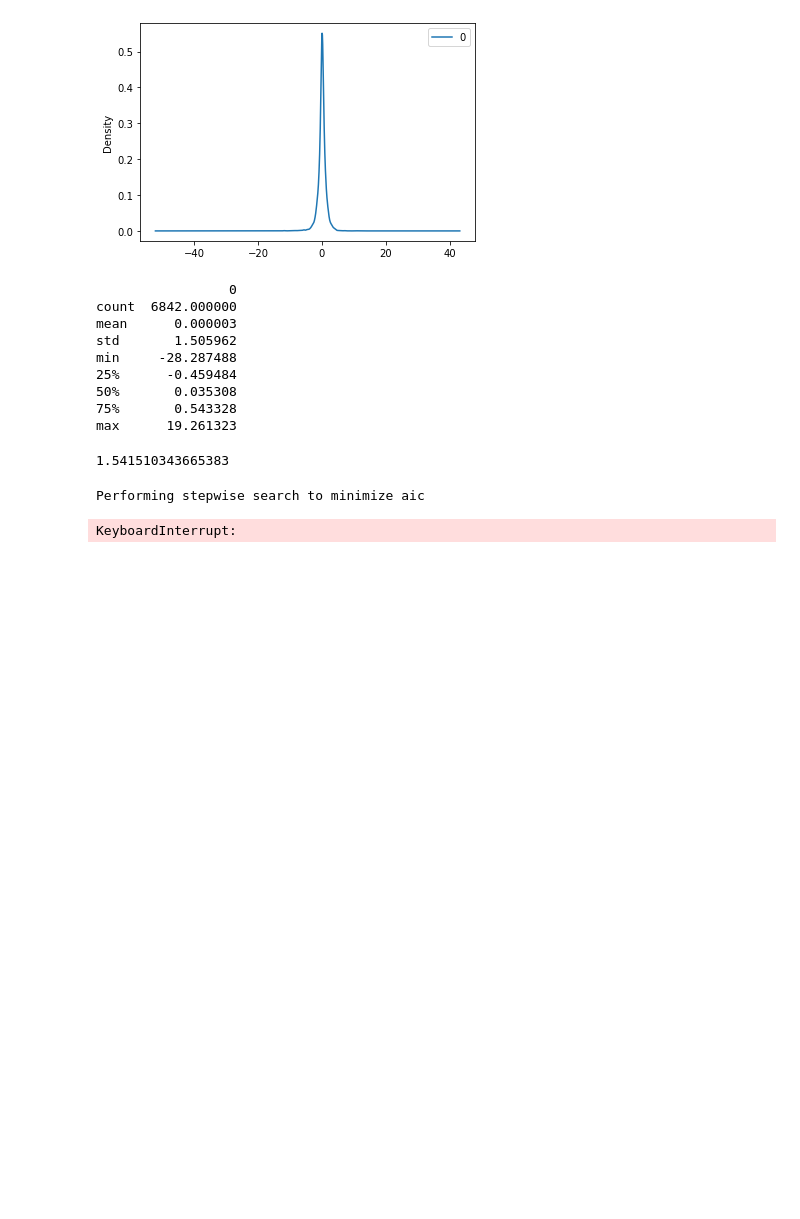
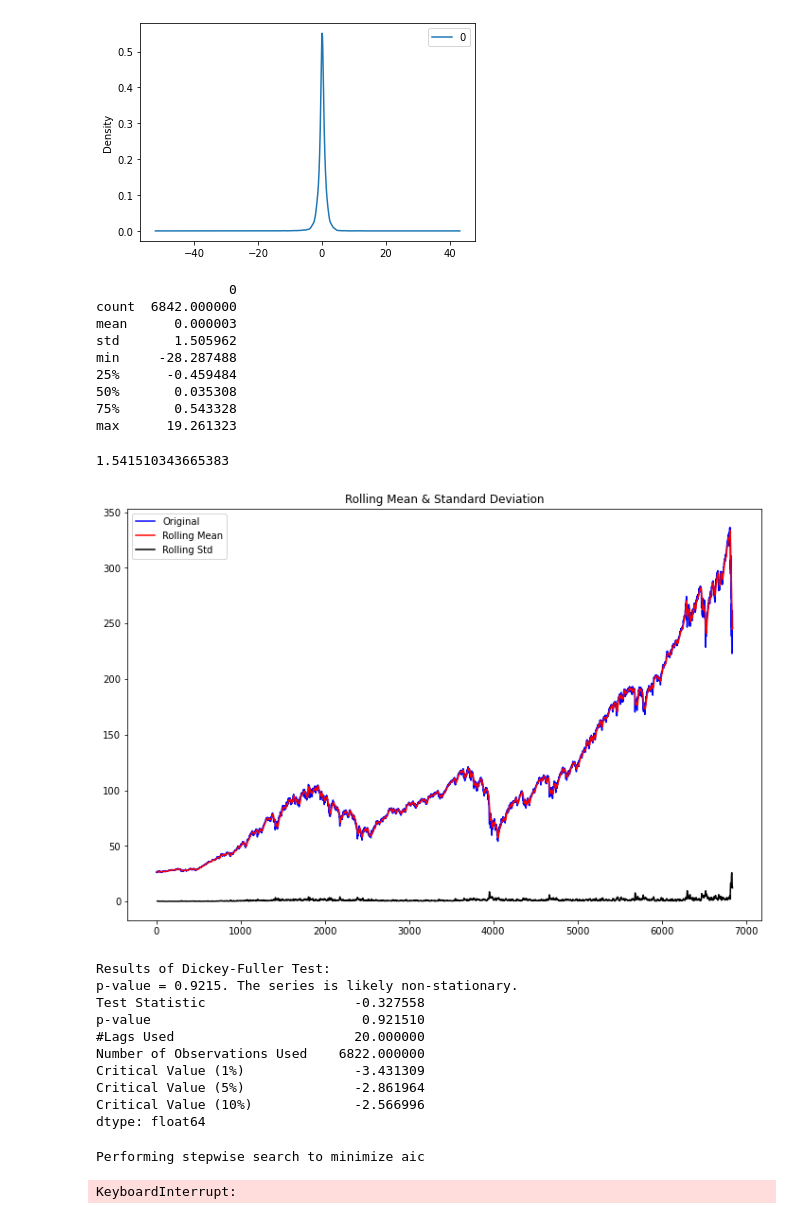
Before and after one commit to bsamaha/SPY-Time-Series-Predictions, a Jupyter notebook: Time Series Forecasting of ETFs.ipynb, the cells around one changed output. Drawn from its saved outputs; the diff is of its cells as text; code cells hidden in the pictures; blank space fills up the shorter version.

Commit message:
added test_stationarity to formulas

```diff
--- a/Time Series Forecasting of ETFs.ipynb
+++ b/Time Series Forecasting of ETFs.ipynb
@@ -435,3 +443,17 @@ test_stationarity
+# %%
+test_stationarity(spy['Adj Close'])
+# %% [output]
+[figure, added]
+Results of Dickey-Fuller Test:
+p-value = 0.9215. The series is likely non-stationary.
+Test Statistic                   -0.327558
+p-value                           0.921510
+#Lags Used                       20.000000
+Number of Observations Used    6822.000000
+Critical Value (1%)              -3.431309
+Critical Value (5%)              -2.861964
+Critical Value (10%)             -2.566996
+dtype: float64
 # %%
 # Fit auto_arima function to AirPassengers dataset
 stepwise_fit = auto_arima(spy['Adj Close'], start_p = 1, start_q = 1,
```
Also changed, not shown: parts of 2 cells of this notebook, 1 other file.
